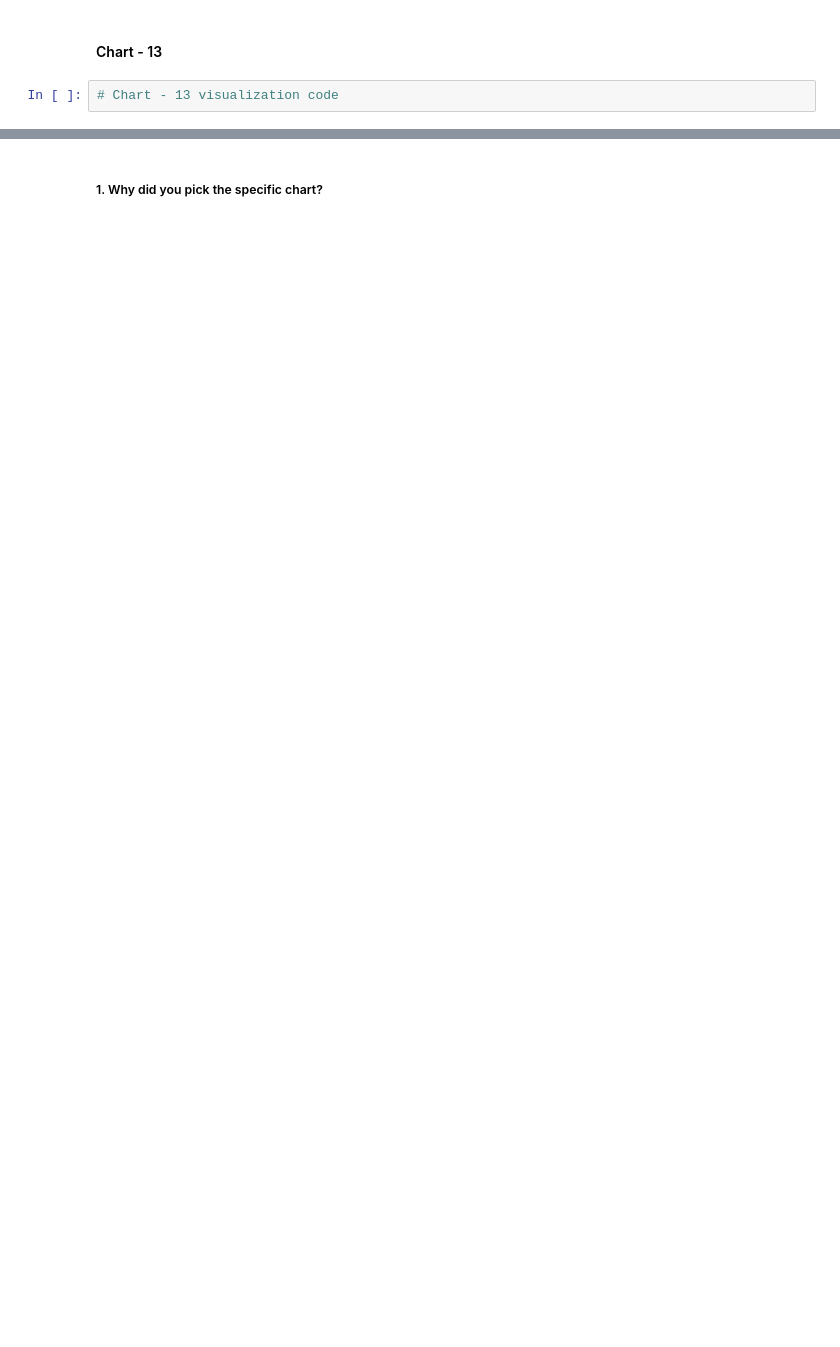
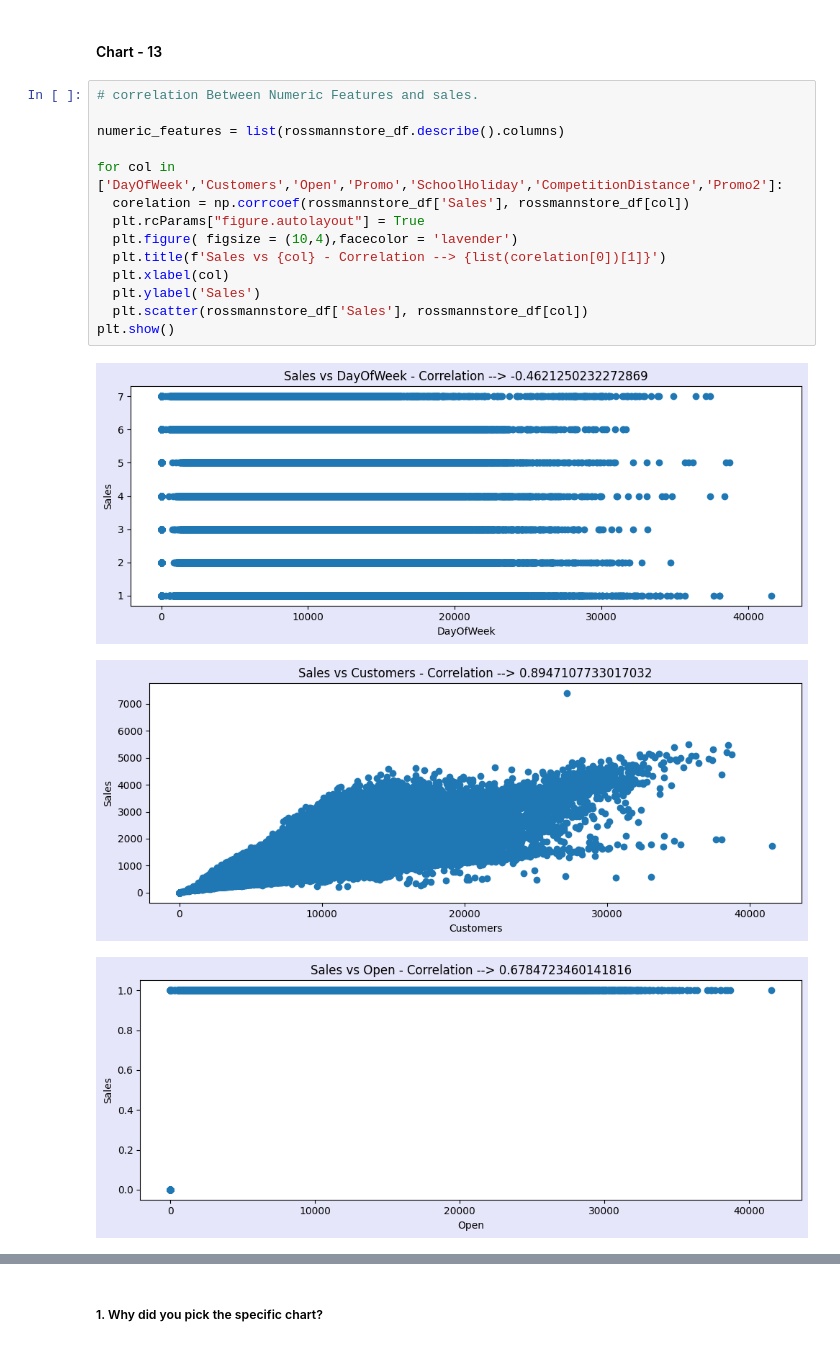
Before and after one commit to hmarathe420/Retail_Sales_Prediction, a Jupyter notebook: Retail_Sales_Prediction.ipynb, the cells around one changed output, grey strips where cells are left out. Drawn from its saved outputs; the diff is of its cells as text; blank space fills up the shorter version.

Commit message:
Correlation Between Numeric Features and Sales.

```diff
--- a/Retail_Sales_Prediction.ipynb
+++ b/Retail_Sales_Prediction.ipynb
@@ -820,4 +806,20 @@ Answer Here
 # %% [markdown]
 #### Chart - 13
-# %%
-# Chart - 13 visualization code
+# %%
+# correlation Between Numeric Features and sales.
+
+numeric_features = list(rossmannstore_df.describe().columns)
+
+for col in ['DayOfWeek','Customers','Open','Promo','SchoolHoliday','CompetitionDistance','Promo2']:
+  corelation = np.corrcoef(rossmannstore_df['Sales'], rossmannstore_df[col])
+  plt.rcParams["figure.autolayout"] = True
+  plt.figure( figsize = (10,4),facecolor = 'lavender')
+  plt.title(f'Sales vs {col} - Correlation --> {list(corelation[0])[1]}')
+  plt.xlabel(col)
+  plt.ylabel('Sales')
+  plt.scatter(rossmannstore_df['Sales'], rossmannstore_df[col])
+plt.show()
+# %% [output]
+[figure, added]
+[figure, added]
+[figure, added]
```
Also changed, not shown: parts of 16 cells of this notebook.
